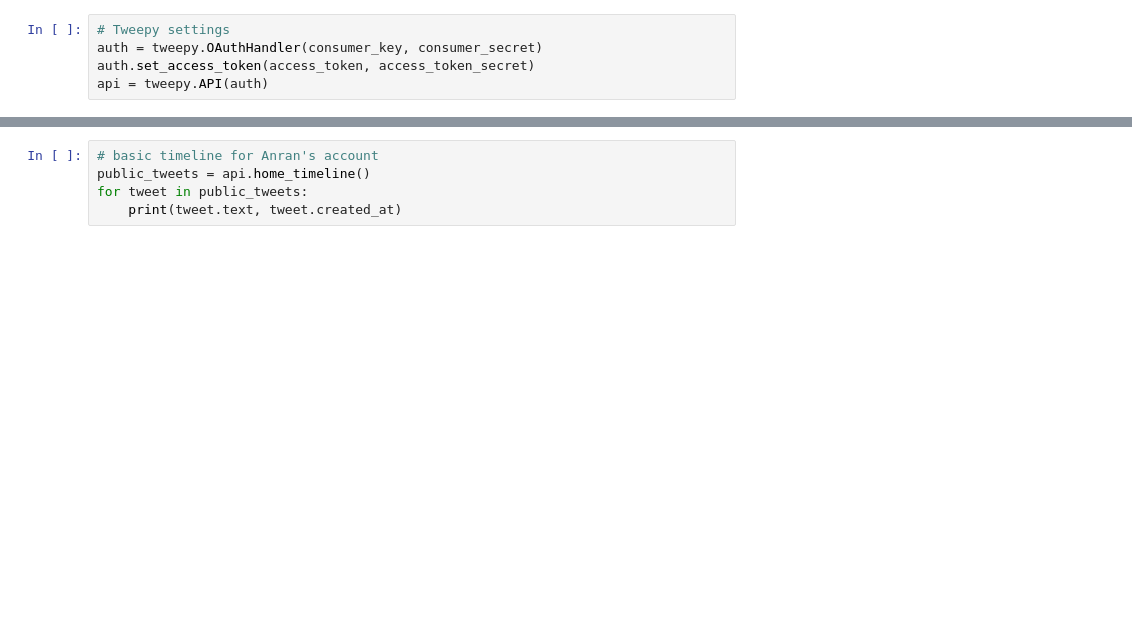
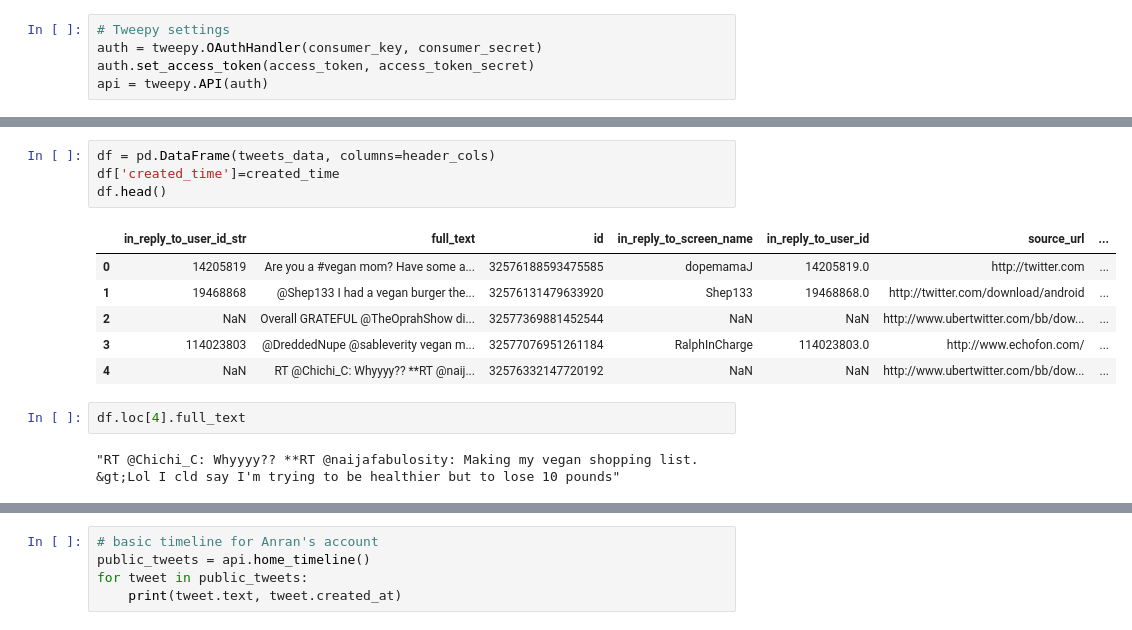
Before and after one commit to anran0828/ICTESSH, a Jupyter notebook: ictessh 1.ipynb, the cells around one changed output, grey strips where cells are left out. Cells and saved outputs as stored; diff of their text form; blank space fills up the shorter version.

Commit message:
function of searching tweets

```diff
--- a/ictessh 1.ipynb
+++ b/ictessh 1.ipynb
@@ -18,0 +132,15 @@ api = tweepy.API(auth)
+# %%
+df = pd.DataFrame(tweets_data, columns=header_cols)
+df['created_time']=created_time
+df.head()
+# %% [output]
+|  | in_reply_to_user_id_str | full_text | id | in_reply_to_screen_name | in_reply_to_user_id | source_url | ... |
+| 0 | 14205819 | Are you a #vegan mom? Have some a... | 32576188593475585 | dopemamaJ | 14205819.0 | http://twitter.com | ... |
+| 1 | 19468868 | @Shep133 I had a vegan burger the... | 32576131479633920 | Shep133 | 19468868.0 | http://twitter.com/download/android | ... |
+| 2 | NaN | Overall GRATEFUL @TheOprahShow di... | 32577369881452544 | NaN | NaN | http://www.ubertwitter.com/bb/dow... | ... |
+| 3 | 114023803 | @DreddedNupe @sableverity vegan m... | 32577076951261184 | RalphInCharge | 114023803.0 | http://www.echofon.com/ | ... |
+| 4 | NaN | RT @Chichi_C: Whyyyy?? **RT @naij... | 32576332147720192 | NaN | NaN | http://www.ubertwitter.com/bb/dow... | ... |
+# %%
+df.loc[4].full_text
+# %% [output]
+"RT @Chichi_C: Whyyyy?? **RT @naijafabulosity: Making my vegan shopping list. &gt;Lol I cld say I'm trying to be healthier but to lose 10 pounds"
```
Also changed, not shown: parts of 12 cells of this notebook.
